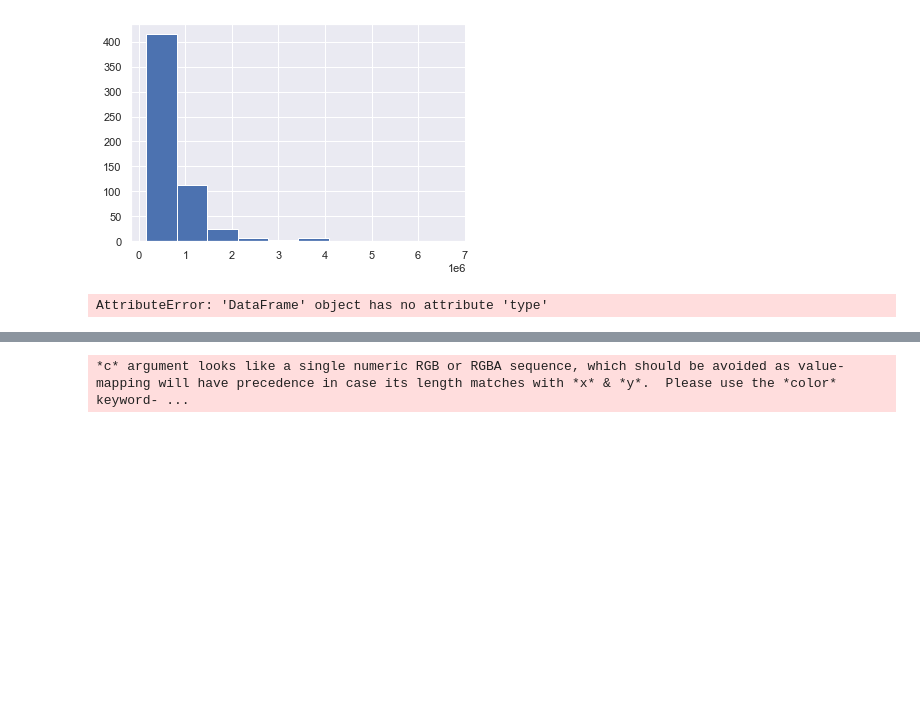
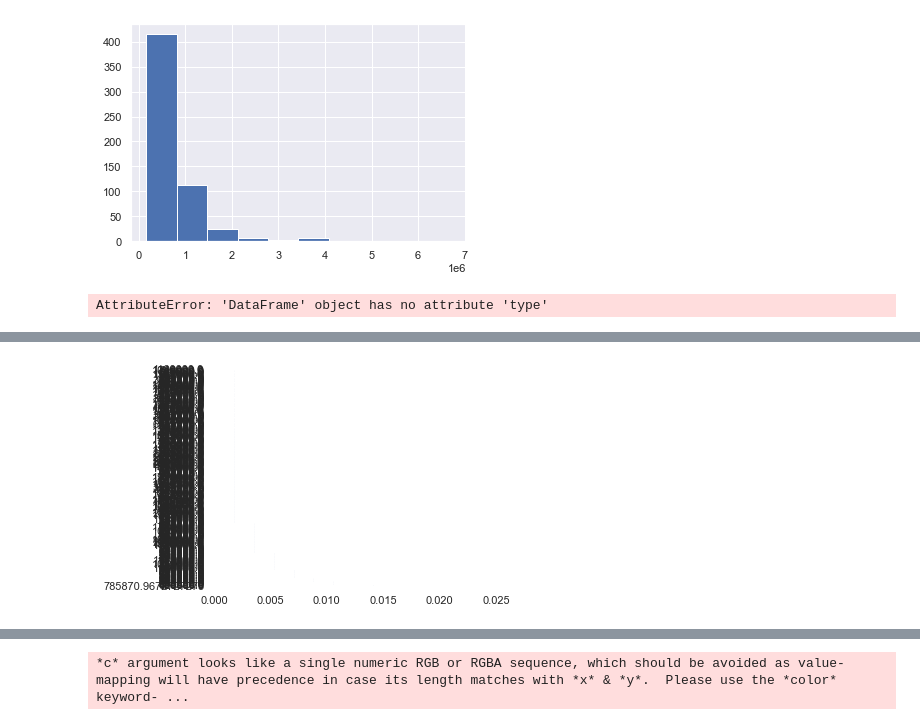
Before and after one commit to HannibalHerforth/techlabs-elective, a Jupyter notebook: Techlabs working station.ipynb, the cells around one changed output, grey strips where cells are left out. Saved outputs shown, nothing was run; the diff lists cells and outputs as text; code cells hidden in the pictures; blank space fills up the shorter version.

```diff
--- a/Techlabs working station.ipynb
+++ b/Techlabs working station.ipynb
@@ -133,6 +152,8 @@ df['sold.price'].describe()
 # %%
-df.sold.price.value_counts(normalize=True).plot.barh()
+df['sold.price'].value_counts(normalize=True).plot.barh()
 plt.show()
+# %% [output]
+[figure, added]
 # %%
 sns.heatmap(df[['sold.price','living.area','num.baths', 'zip.code', 'num.beds']].corr(), annot=True, cmap = 'Reds')
 plt.show()
```
Also changed, not shown: parts of 27 cells of this notebook, 4 other files.
